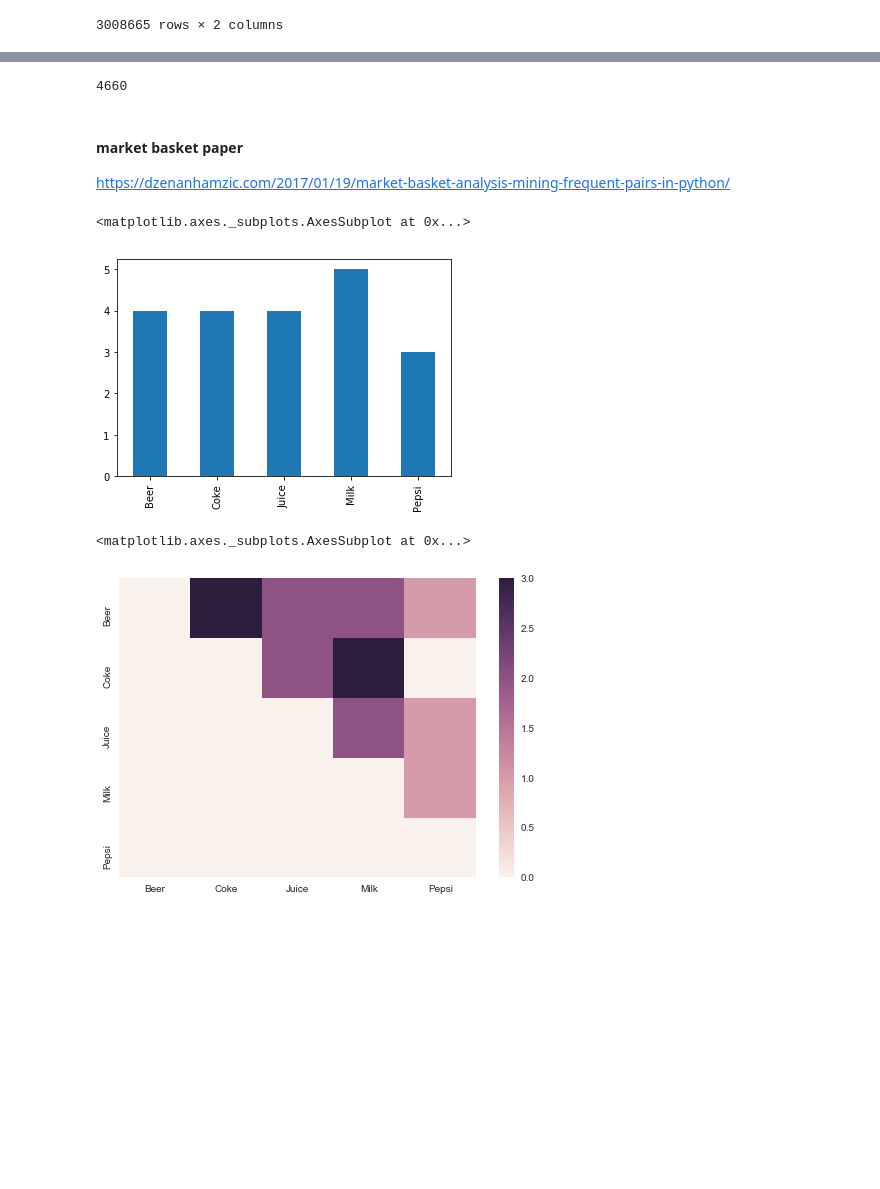
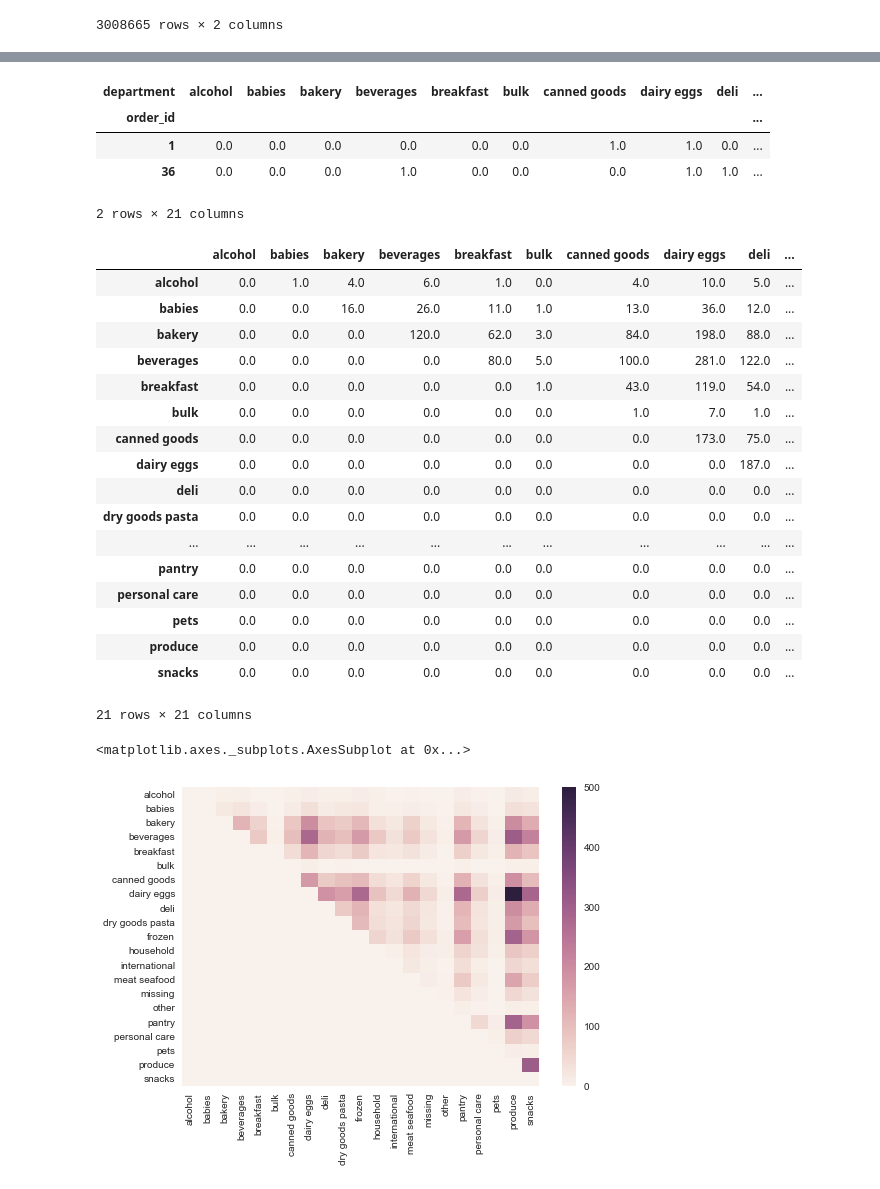
Before and after one commit to matt-negrin/instacart, a Jupyter notebook: scratch.ipynb, the cells around one changed output, grey strips where cells are left out. Drawn from its saved outputs; the diff is of its cells as text; code cells hidden in the pictures; blank space fills up the shorter version.

```diff
--- a/scratch.ipynb
+++ b/scratch.ipynb
@@ -217,9 +218,13 @@ for col in odf.columns:
     odf[col] = odf[col].apply(lambda x: 1 if x > 0 else x)
 # %%
 odf.head(2)
-len(odf.columns)
+# len(odf.columns)
 # %% [output]
+| department | alcohol | babies | bakery | beverages | breakfast | bulk | canned goods | dairy eggs | deli | ... |
+| order_id |  |  |  |  |  |  |  |  |  | ... |
+| 1 | 0.0 | 0.0 | 0.0 | 0.0 | 0.0 | 0.0 | 1.0 | 1.0 | 0.0 | ... |
+| 36 | 0.0 | 0.0 | 0.0 | 1.0 | 0.0 | 0.0 | 0.0 | 1.0 | 1.0 | ... |
-4660
+2 rows × 21 columns
 # %%
 odf_matrix = odf.as_matrix()
 rows, columns = odf_matrix.shape
@@ -232,6 +237,3 @@ for this_column in range(0, columns-1):
         frequent_items_matrix[this_column,next_column] = count_matches
 
 frequent_items_df = pd.DataFrame(frequent_items_matrix, columns = odf.columns.values, index = odf.columns.values)
-# %% [markdown]
-#### market basket paper
-https://dzenanhamzic.com/2017/01/19/market-basket-analysis-mining-frequent-pairs-in-python/
@@ -244,36 +240,27 @@ transaction_df = pd.DataFrame({'Beer' : [1,0,1,0,1,0,0,1],
-# %%
-product_support_dict = {}
-for column in transaction_df.columns:
-    product_support_dict[column] = sum(transaction_df[column]>0)
-
-pd.Series(product_support_dict).plot(kind="bar")
-# %% [output]
-<matplotlib.axes._subplots.AxesSubplot at 0x...>
-[figure, removed]
-# %%
-# take data matrix from dataframe
-transaction_matrix = transaction_df.as_matrix()
-# get number of rows and columns
-rows, columns = transaction_matrix.shape
-# init new matrix
-frequent_items_matrix = np.zeros((5,5))
-# compare every product with every other
-for this_column in range(0, columns-1):
-    for next_column in range(this_column + 1, columns):
-        # multiply product pair vectors
-        product_vector = transaction_matrix[:,this_column] * transaction_matrix[:,next_column]
-        # check the number of pair occurrences in baskets
-        count_matches = sum((product_vector)>0)
-        # save values to new matrix
-        frequent_items_matrix[this_column,next_column] = count_matches
-
-# and finally combine product names with data
-frequent_items_df = pd.DataFrame(frequent_items_matrix, columns = transaction_df.columns.values, index = transaction_df.columns.values)
-
-import seaborn as sns
-# and plot
-sns.heatmap(frequent_items_df)
-# %% [output]
-<matplotlib.axes._subplots.AxesSubplot at 0x...>
-[figure, removed]
+# %%
+frequent_items_df
+# %% [output]
+|  | alcohol | babies | bakery | beverages | breakfast | bulk | canned goods | dairy eggs | deli | ... |
+| alcohol | 0.0 | 1.0 | 4.0 | 6.0 | 1.0 | 0.0 | 4.0 | 10.0 | 5.0 | ... |
+| babies | 0.0 | 0.0 | 16.0 | 26.0 | 11.0 | 1.0 | 13.0 | 36.0 | 12.0 | ... |
+| bakery | 0.0 | 0.0 | 0.0 | 120.0 | 62.0 | 3.0 | 84.0 | 198.0 | 88.0 | ... |
+| beverages | 0.0 | 0.0 | 0.0 | 0.0 | 80.0 | 5.0 | 100.0 | 281.0 | 122.0 | ... |
+| breakfast | 0.0 | 0.0 | 0.0 | 0.0 | 0.0 | 1.0 | 43.0 | 119.0 | 54.0 | ... |
+| bulk | 0.0 | 0.0 | 0.0 | 0.0 | 0.0 | 0.0 | 1.0 | 7.0 | 1.0 | ... |
+| canned goods | 0.0 | 0.0 | 0.0 | 0.0 | 0.0 | 0.0 | 0.0 | 173.0 | 75.0 | ... |
+| dairy eggs | 0.0 | 0.0 | 0.0 | 0.0 | 0.0 | 0.0 | 0.0 | 0.0 | 187.0 | ... |
+| deli | 0.0 | 0.0 | 0.0 | 0.0 | 0.0 | 0.0 | 0.0 | 0.0 | 0.0 | ... |
+| dry goods pasta | 0.0 | 0.0 | 0.0 | 0.0 | 0.0 | 0.0 | 0.0 | 0.0 | 0.0 | ... |
+| ... | ... | ... | ... | ... | ... | ... | ... | ... | ... | ... |
+| pantry | 0.0 | 0.0 | 0.0 | 0.0 | 0.0 | 0.0 | 0.0 | 0.0 | 0.0 | ... |
+| personal care | 0.0 | 0.0 | 0.0 | 0.0 | 0.0 | 0.0 | 0.0 | 0.0 | 0.0 | ... |
+| pets | 0.0 | 0.0 | 0.0 | 0.0 | 0.0 | 0.0 | 0.0 | 0.0 | 0.0 | ... |
+| produce | 0.0 | 0.0 | 0.0 | 0.0 | 0.0 | 0.0 | 0.0 | 0.0 | 0.0 | ... |
+| snacks | 0.0 | 0.0 | 0.0 | 0.0 | 0.0 | 0.0 | 0.0 | 0.0 | 0.0 | ... |
+21 rows × 21 columns
+# %%
+sns.heatmap(frequent_items_df)
+# %% [output]
+<matplotlib.axes._subplots.AxesSubplot at 0x...>
+[figure, added]
 # %%
```
Also changed, not shown: parts of 13 cells of this notebook.
